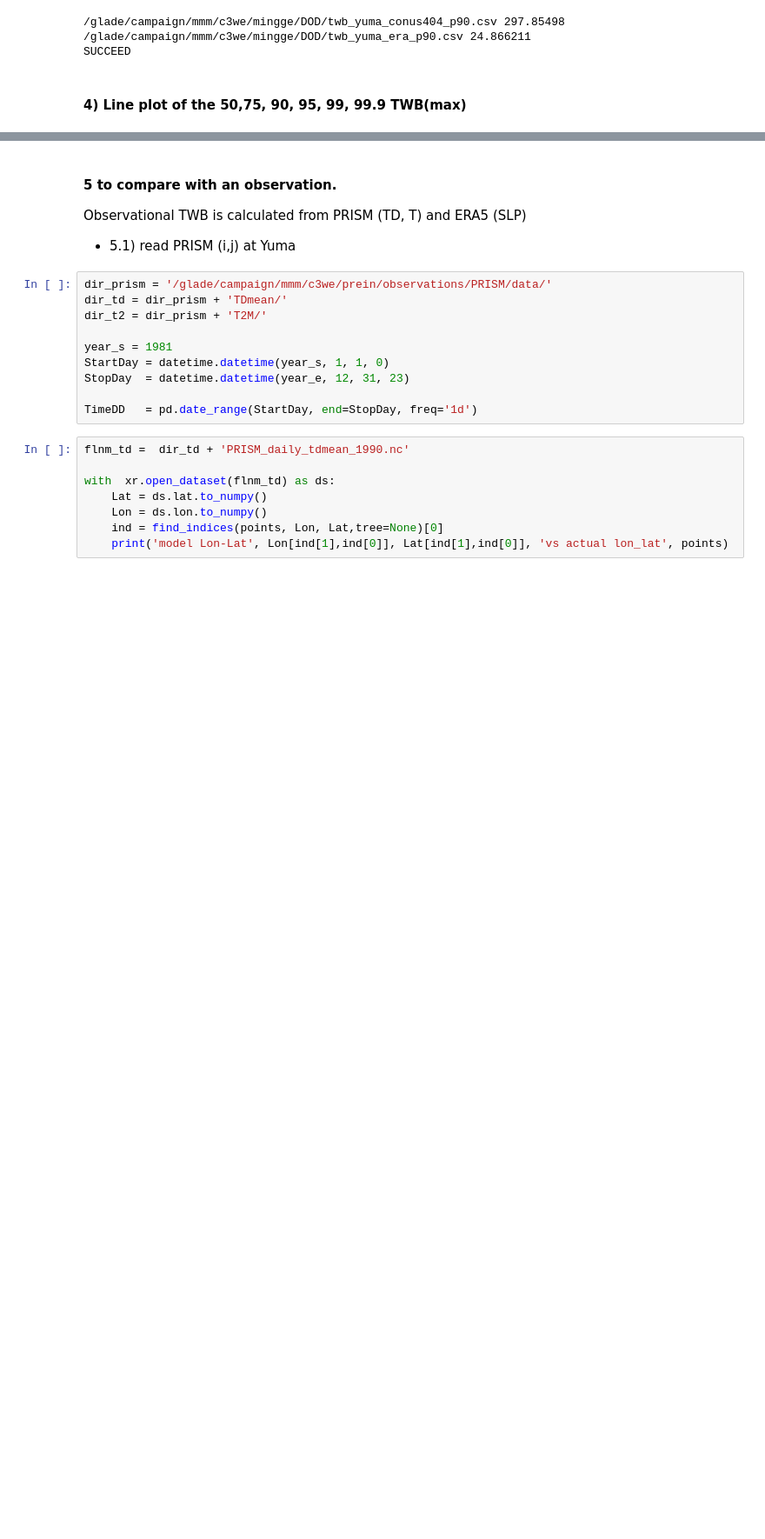
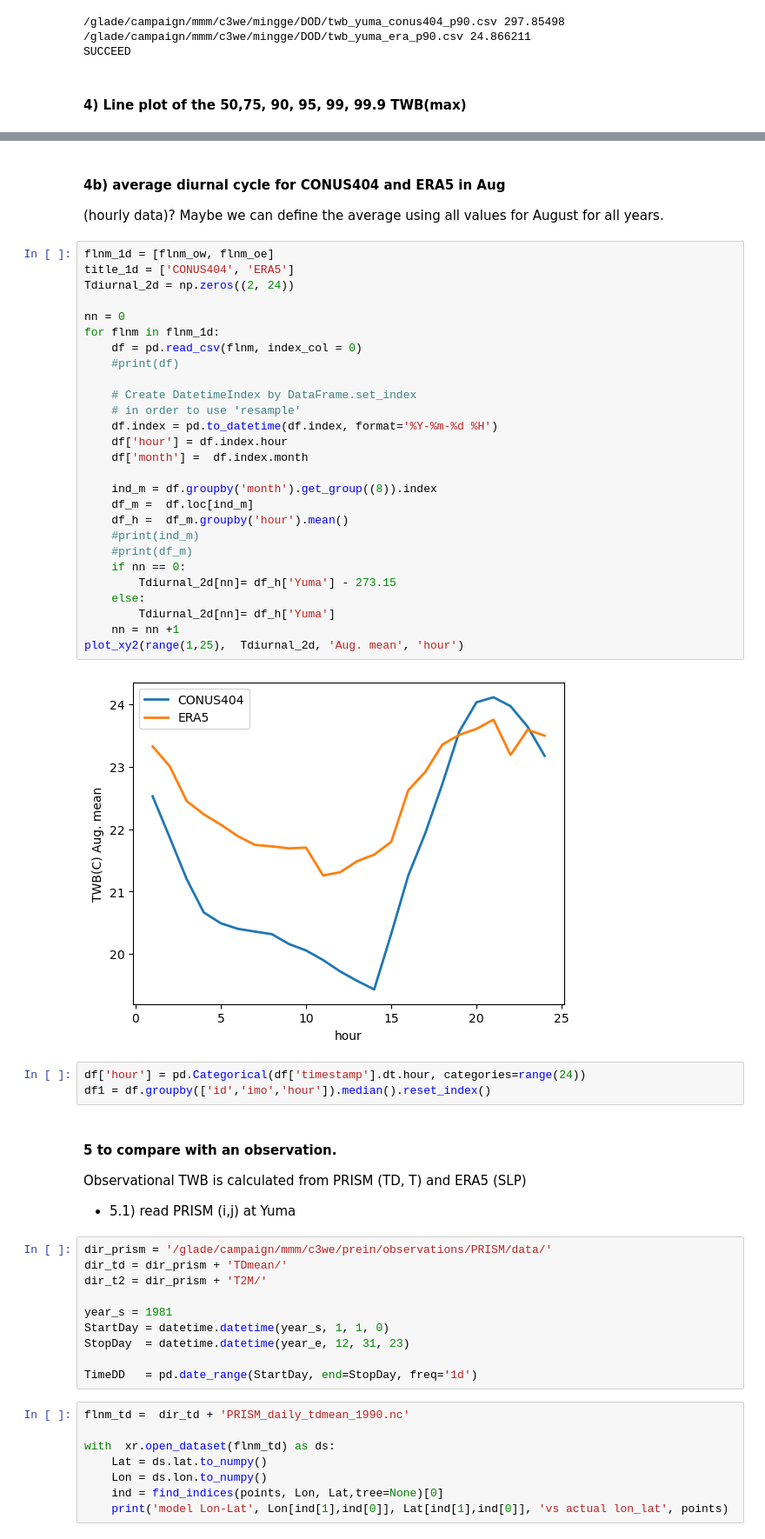
Before and after one commit to ming80302/DOD, a Jupyter notebook: twb_era5_conus404.ipynb, the cells around one changed output, grey strips where cells are left out. Shown at 87% size. Drawn from its saved outputs; the diff is of its cells as text; blank space fills up the shorter version.

```diff
--- a/twb_era5_conus404.ipynb
+++ b/twb_era5_conus404.ipynb
@@ -338,3 +343,38 @@ for method in method_1d:
+# %% [markdown]
+#### 4b) average diurnal cycle for CONUS404 and ERA5 in Aug
+(hourly data)? Maybe we can define the average using all values for August for all years.
+# %%
+flnm_1d = [flnm_ow, flnm_oe]
+title_1d = ['CONUS404', 'ERA5']
+Tdiurnal_2d = np.zeros((2, 24))
+
+nn = 0
+for flnm in flnm_1d:
+    df = pd.read_csv(flnm, index_col = 0)
+    #print(df)
+
+    # Create DatetimeIndex by DataFrame.set_index
+    # in order to use 'resample'
+    df.index = pd.to_datetime(df.index, format='%Y-%m-%d %H')
+    df['hour'] = df.index.hour
+    df['month'] =  df.index.month
+
+    ind_m = df.groupby('month').get_group((8)).index
+    df_m =  df.loc[ind_m]
+    df_h =  df_m.groupby('hour').mean()
+    #print(ind_m)
+    #print(df_m)
+    if nn == 0:
+        Tdiurnal_2d[nn]= df_h['Yuma'] - 273.15
+    else:
+        Tdiurnal_2d[nn]= df_h['Yuma']
+    nn = nn +1
+plot_xy2(range(1,25),  Tdiurnal_2d, 'Aug. mean', 'hour')
+# %% [output]
+[figure, added]
+# %%
+df['hour'] = pd.Categorical(df['timestamp'].dt.hour, categories=range(24))
+df1 = df.groupby(['id','imo','hour']).median().reset_index()
 # %% [markdown]
 #### 5 to compare with an observation.
 Observational TWB is calculated from PRISM (TD, T) and ERA5 (SLP)
```
Also changed, not shown: parts of 2 cells of this notebook.
